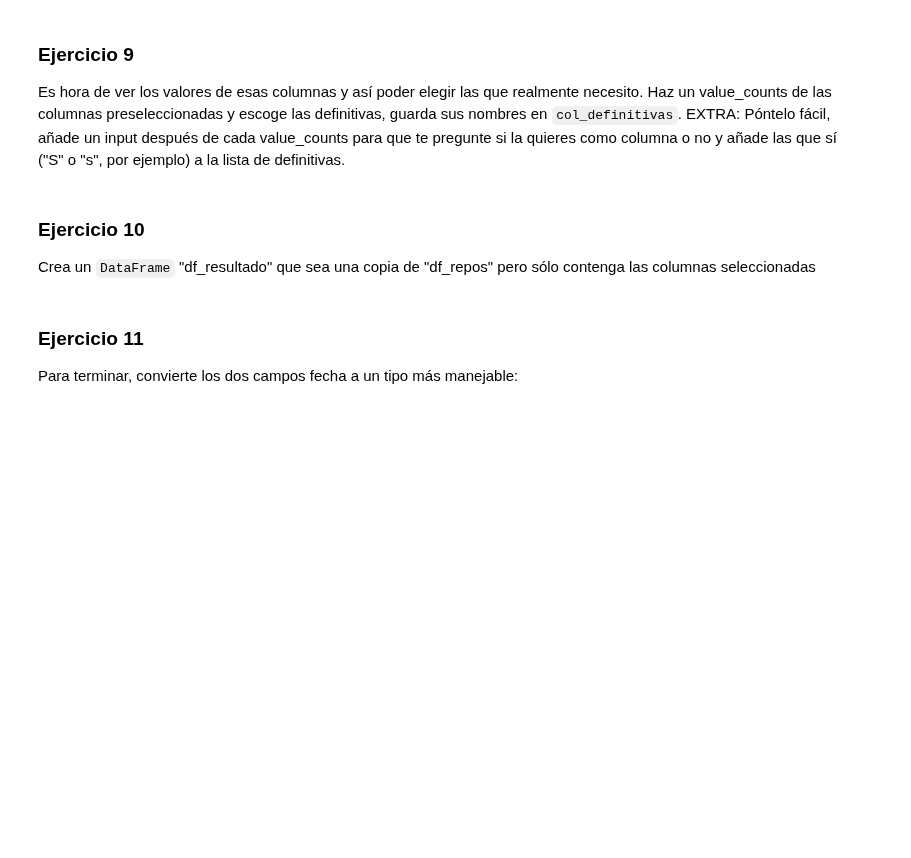
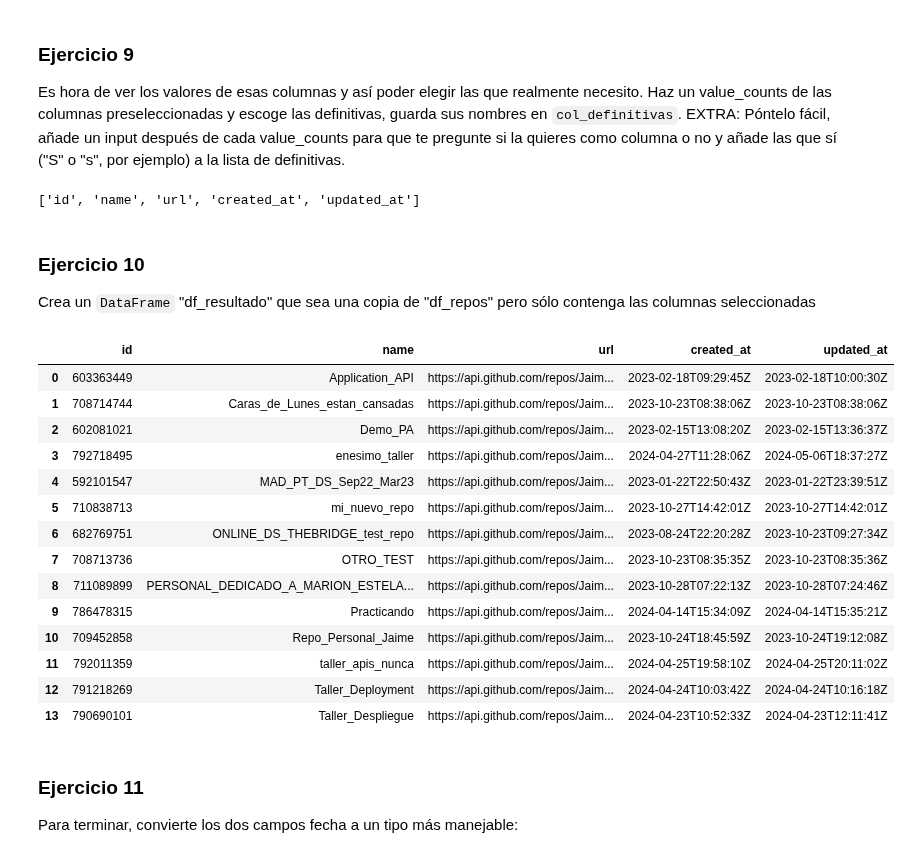
Before and after one commit to vrieraj/ONLINE_DS_THEBRIDGE_Ejercicios, a Jupyter notebook: Sprint_06/Unidad_02/Ejercicios_Workout/11_Ejercicio_APIs.ipynb, the cells around one changed output. Cells and saved outputs as stored; diff of their text form; code cells hidden in the pictures; blank space fills up the shorter version.

```diff
--- a/Sprint_06/Unidad_02/Ejercicios_Workout/11_Ejercicio_APIs.ipynb
+++ b/Sprint_06/Unidad_02/Ejercicios_Workout/11_Ejercicio_APIs.ipynb
@@ -88,6 +131,8 @@ Si todo ha ido correcto, tendremos la respuesta de nuestra petición en la vaira
 ### Ejercicio 5
 
 Vuelca los datos del json de respuesta en la variable `github_data`:
+# %%
+github_data = respuesta_api.json()
 # %% [markdown]
 ### Ejercicio 6
 
@@ -98,3 +163,6 @@ Los datos obtenidos están en una lista, muestras sus elementos separados por un
 ### Ejercicio 7
 
 Crea un dataframe con toda la información obtenida de forma que tengamos una fila por repo. Llamalo `df_repos`. Muestralo y muestra su info general. Tendremos más información de la que necesitamos pero ya estará en un formato (dataframe) pandas mucho más amigable para su procesado.
+# %%
+df_repos = pd.DataFrame(github_data)
+df_repos.head()
@@ -102,6 +198,8 @@ Crea un dataframe con toda la información obtenida de forma que tengamos una fi
 ### Ejercicio 8
 
 Revisa las columnas de la salida de la descripción general (y mira que tienes datos :-) y selecciona las que creas que pueden darnos la info que queremos: nombre, url, fecha de creación, fecha de actualización. Haz una lista en python con esas columnas y llámala `col_preseleccionadas`, escoge todas las que creas relacionadas pero con criterio (no tiene sentido repetir las 79)
+# %%
+col_preseleccionadas = ['id','name','url', 'created_at', 'updated_at']
 # %% [markdown]
 ### Ejercicio 9
 
@@ -109,7 +214,31 @@ Es hora de ver los valores de esas columnas y así poder elegir las que realment
+# %%
+col_definitivas = col_preseleccionadas
+col_definitivas
+# %% [output]
+['id', 'name', 'url', 'created_at', 'updated_at']
 # %% [markdown]
 ### Ejercicio 10
 
 Crea un `DataFrame` "df_resultado" que sea una copia de "df_repos" pero sólo contenga las columnas seleccionadas
+# %%
+df_resultado = df_repos[col_definitivas]
+df_resultado
+# %% [output]
+|  | id | name | url | created_at | updated_at |
+| 0 | 603363449 | Application_API | https://api.github.com/repos/Jaim... | 2023-02-18T09:29:45Z | 2023-02-18T10:00:30Z |
+| 1 | 708714744 | Caras_de_Lunes_estan_cansadas | https://api.github.com/repos/Jaim... | 2023-10-23T08:38:06Z | 2023-10-23T08:38:06Z |
+| 2 | 602081021 | Demo_PA | https://api.github.com/repos/Jaim... | 2023-02-15T13:08:20Z | 2023-02-15T13:36:37Z |
+| 3 | 792718495 | enesimo_taller | https://api.github.com/repos/Jaim... | 2024-04-27T11:28:06Z | 2024-05-06T18:37:27Z |
+| 4 | 592101547 | MAD_PT_DS_Sep22_Mar23 | https://api.github.com/repos/Jaim... | 2023-01-22T22:50:43Z | 2023-01-22T23:39:51Z |
+| 5 | 710838713 | mi_nuevo_repo | https://api.github.com/repos/Jaim... | 2023-10-27T14:42:01Z | 2023-10-27T14:42:01Z |
+| 6 | 682769751 | ONLINE_DS_THEBRIDGE_test_repo | https://api.github.com/repos/Jaim... | 2023-08-24T22:20:28Z | 2023-10-23T09:27:34Z |
+| 7 | 708713736 | OTRO_TEST | https://api.github.com/repos/Jaim... | 2023-10-23T08:35:35Z | 2023-10-23T08:35:36Z |
+| 8 | 711089899 | PERSONAL_DEDICADO_A_MARION_ESTELA... | https://api.github.com/repos/Jaim... | 2023-10-28T07:22:13Z | 2023-10-28T07:24:46Z |
+| 9 | 786478315 | Practicando | https://api.github.com/repos/Jaim... | 2024-04-14T15:34:09Z | 2024-04-14T15:35:21Z |
+| 10 | 709452858 | Repo_Personal_Jaime | https://api.github.com/repos/Jaim... | 2023-10-24T18:45:59Z | 2023-10-24T19:12:08Z |
+| 11 | 792011359 | taller_apis_nunca | https://api.github.com/repos/Jaim... | 2024-04-25T19:58:10Z | 2024-04-25T20:11:02Z |
+| 12 | 791218269 | Taller_Deployment | https://api.github.com/repos/Jaim... | 2024-04-24T10:03:42Z | 2024-04-24T10:16:18Z |
+| 13 | 790690101 | Taller_Despliegue | https://api.github.com/repos/Jaim... | 2024-04-23T10:52:33Z | 2024-04-23T12:11:41Z |
 # %% [markdown]
 ### Ejercicio 11
 
```
Also changed, not shown: parts of 13 cells of this notebook.
